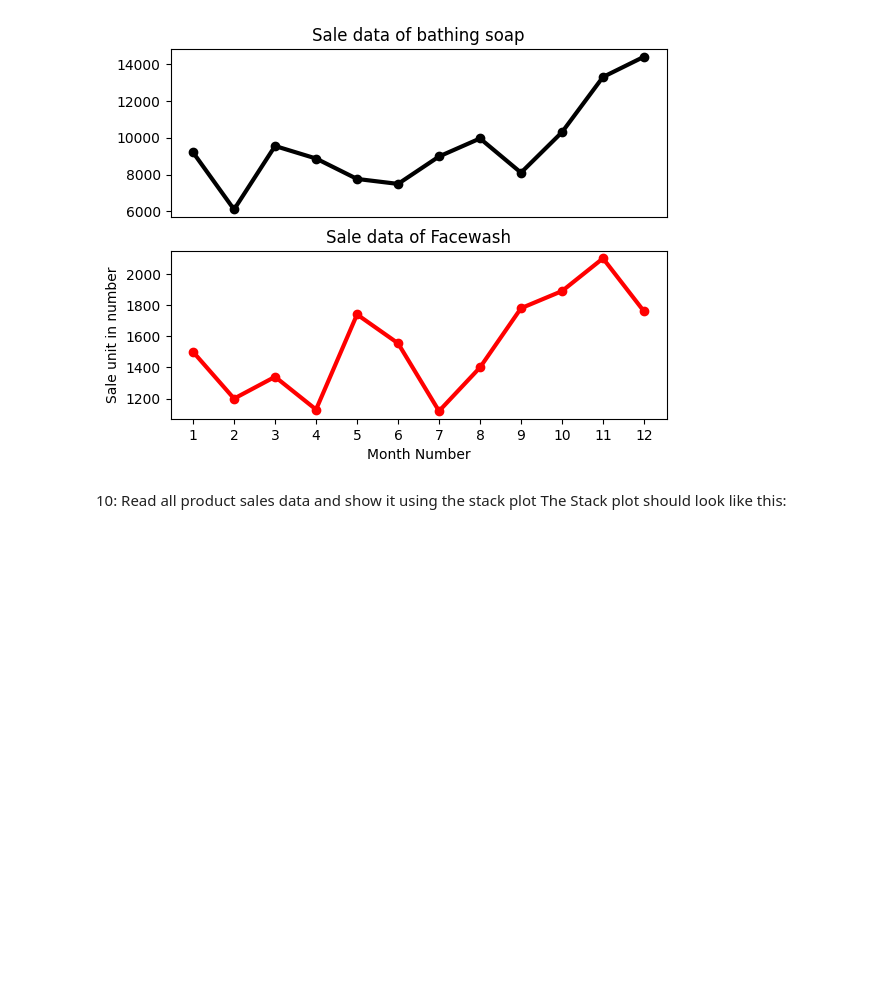
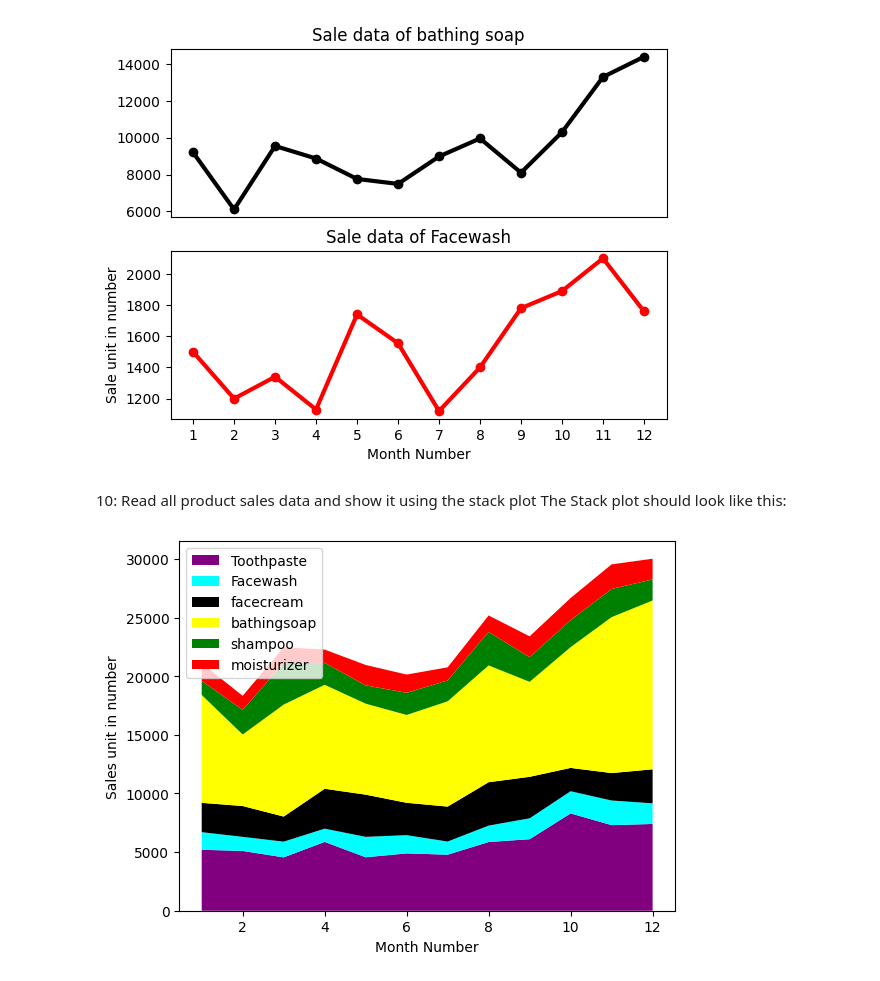
Before and after one commit to Dipesh-AviSoft/Training, a Jupyter notebook: February_2024/13_feb.ipynb, the cells around one changed output. Cells and saved outputs as stored; diff of their text form; code cells hidden in the pictures; blank space fills up the shorter version.

```diff
--- a/February_2024/13_feb.ipynb
+++ b/February_2024/13_feb.ipynb
@@ -204,15 +204,18 @@ The Stack plot should look like this:
 # %%
 import matplotlib.pyplot as plt
 import pandas as pd
 df = pd.read_csv("extra_files/company_sales_data.csv")
 # print(df)
 
-plt.plot([],[],color = 'm',label="toothpaste")
-plt.plot([],[],color = 'c',label="facewash")
-plt.plot([],[],color = 'r',label="facecream")
-plt.plot([],[],color = 'k',label="bathingsoap")
-plt.plot([],[],color = 'g',label="shampoo")
-plt.plot([],[],color = 'y',label="moisturizer")
-data = [df["toothpaste"].tolist(),df["facewash"].tolist(),df["facecream"].tolist(),df["bathingsoap"].tolist(),df["shampoo"].tolist(),df["moisturizer"].tolist()]
+labels = ["Toothpaste","Facewash","facecream","bathingsoap","shampoo","moisturizer"]
+color = ["purple","cyan","black","yellow","green","red"]
+data = [df["toothpaste"],df["facewash"],df["facecream"],df["bathingsoap"],df["shampoo"],df["moisturizer"]]
 
-plt.stackplot(data,colors=['m','c','r','k','g','y'])
+plt.stackplot(df["month_number"],data,labels=labels,colors=color)
+plt.legend(loc="upper left")
+plt.xlabel("Month Number")
+plt.ylabel("Sales unit in number")
+plt.show()
+plt.
+# %% [output]
+[figure, added]
```
Also changed, not shown: parts of 1 cell of this notebook.
